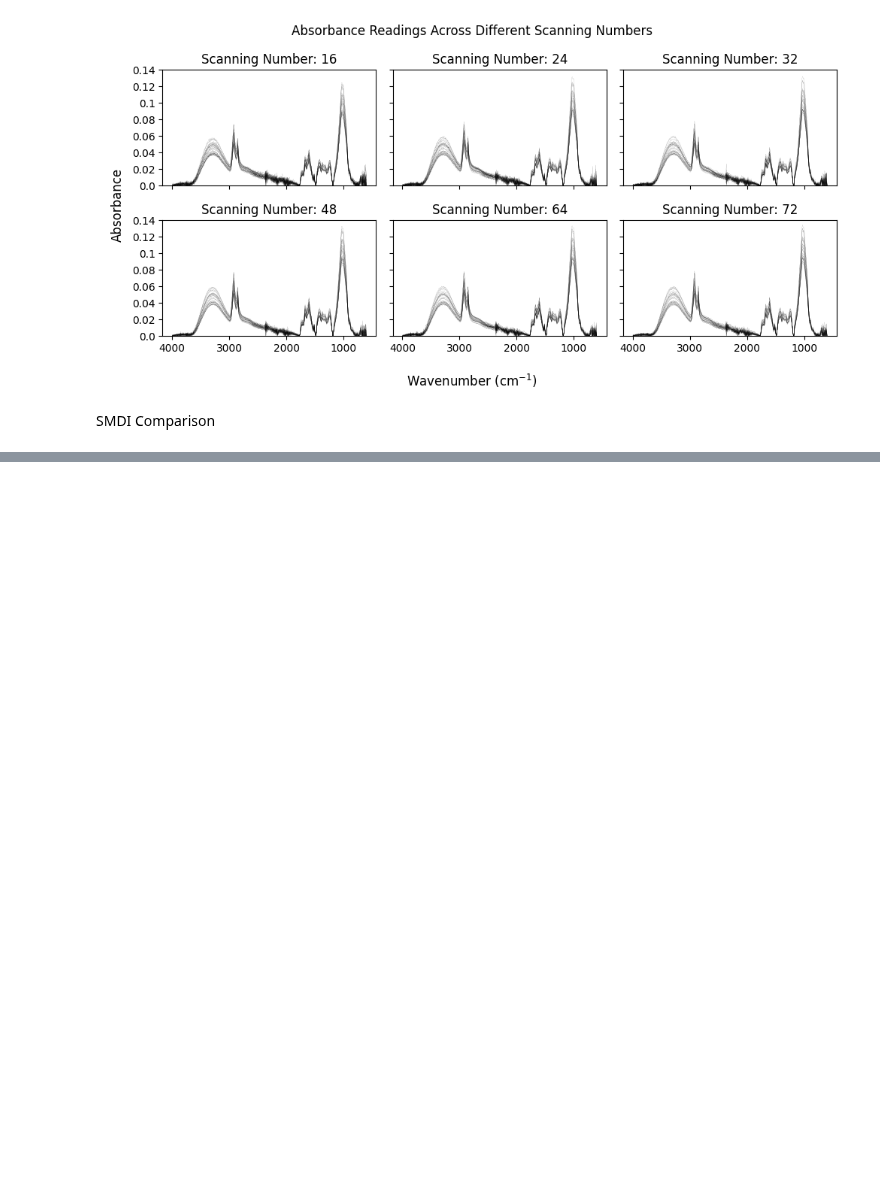
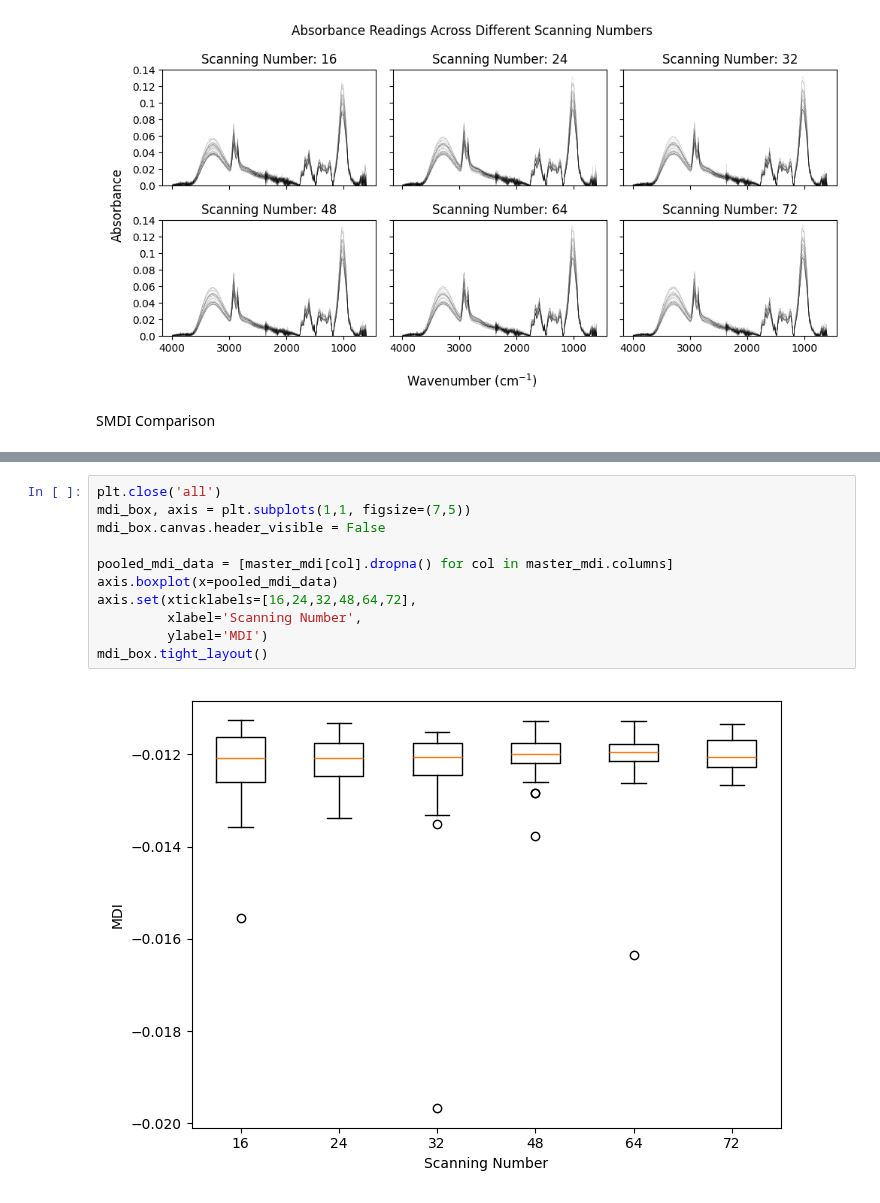
Before and after one commit to akaeii/c-semp_pollen_e-beam, a Jupyter notebook: mdi_optimization/visualization.ipynb, the cells around one changed output, grey strips where cells are left out. Saved outputs shown, nothing was run; the diff lists cells and outputs as text; blank space fills up the shorter version.

```diff
--- a/mdi_optimization/visualization.ipynb
+++ b/mdi_optimization/visualization.ipynb
@@ -75,0 +74,13 @@ smdi_comp.tight_layout()
+# %%
+plt.close('all')
+mdi_box, axis = plt.subplots(1,1, figsize=(7,5))
+mdi_box.canvas.header_visible = False
+
+pooled_mdi_data = [master_mdi[col].dropna() for col in master_mdi.columns]
+axis.boxplot(x=pooled_mdi_data)
+axis.set(xticklabels=[16,24,32,48,64,72],
+         xlabel='Scanning Number',
+         ylabel='MDI')
+mdi_box.tight_layout()
+# %% [output]
+[figure, added]
```
Also changed, not shown: parts of 5 cells of this notebook.
